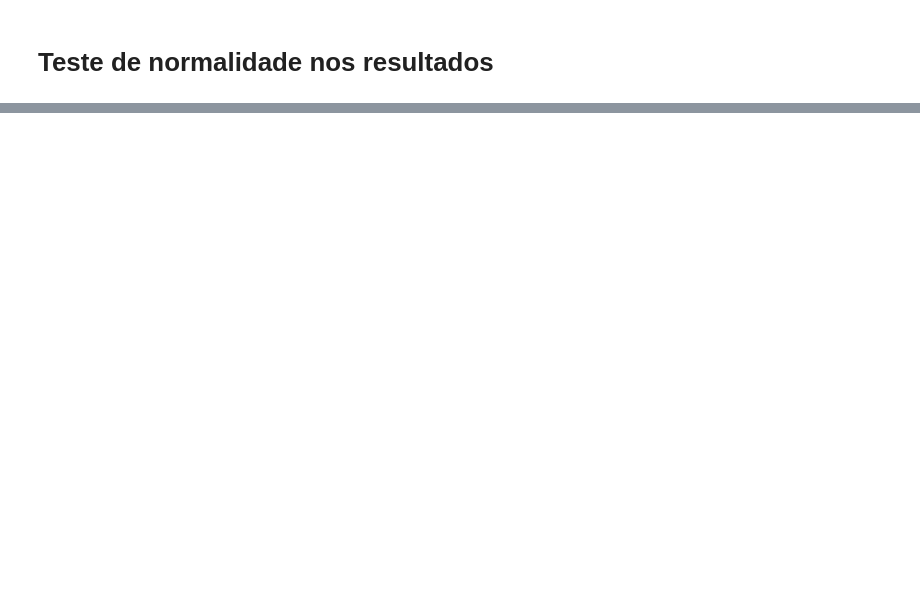
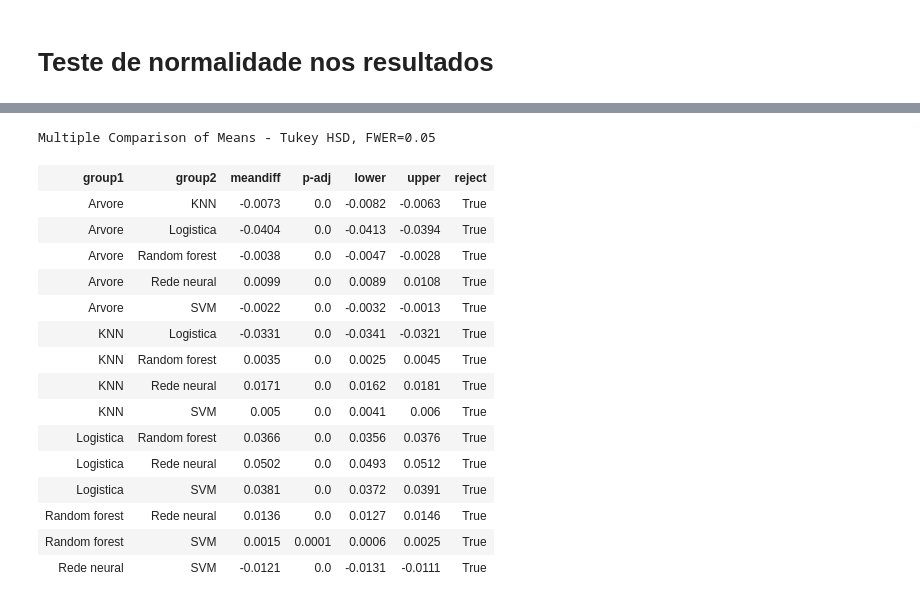
Before and after one commit to ImGabreuw/machine-learning-e-data-science-com-python, a Jupyter notebook: avaliacao-de-algoritmos-de-classificacao/projects/parameters-adjustment.ipynb, the cells around one changed output, grey strips where cells are left out. Cells and saved outputs as stored; diff of their text form; code cells hidden in the pictures; blank space fills up the shorter version.

```diff
--- a/avaliacao-de-algoritmos-de-classificacao/projects/parameters-adjustment.ipynb
+++ b/avaliacao-de-algoritmos-de-classificacao/projects/parameters-adjustment.ipynb
@@ -325,0 +423,20 @@ for i in range(len(results.columns)):
+# %%
+statistic_test.summary()
+# %% [output]
+Multiple Comparison of Means - Tukey HSD, FWER=0.05
+| group1 | group2 | meandiff | p-adj | lower | upper | reject |
+| Arvore | KNN | -0.0073 | 0.0 | -0.0082 | -0.0063 | True |
+| Arvore | Logistica | -0.0404 | 0.0 | -0.0413 | -0.0394 | True |
+| Arvore | Random forest | -0.0038 | 0.0 | -0.0047 | -0.0028 | True |
+| Arvore | Rede neural | 0.0099 | 0.0 | 0.0089 | 0.0108 | True |
+| Arvore | SVM | -0.0022 | 0.0 | -0.0032 | -0.0013 | True |
+| KNN | Logistica | -0.0331 | 0.0 | -0.0341 | -0.0321 | True |
+| KNN | Random forest | 0.0035 | 0.0 | 0.0025 | 0.0045 | True |
+| KNN | Rede neural | 0.0171 | 0.0 | 0.0162 | 0.0181 | True |
+| KNN | SVM | 0.005 | 0.0 | 0.0041 | 0.006 | True |
+| Logistica | Random forest | 0.0366 | 0.0 | 0.0356 | 0.0376 | True |
+| Logistica | Rede neural | 0.0502 | 0.0 | 0.0493 | 0.0512 | True |
+| Logistica | SVM | 0.0381 | 0.0 | 0.0372 | 0.0391 | True |
+| Random forest | Rede neural | 0.0136 | 0.0 | 0.0127 | 0.0146 | True |
+| Random forest | SVM | 0.0015 | 0.0001 | 0.0006 | 0.0025 | True |
+| Rede neural | SVM | -0.0121 | 0.0 | -0.0131 | -0.0111 | True |
```
Also changed, not shown: parts of 18 cells of this notebook, 1 other file.
